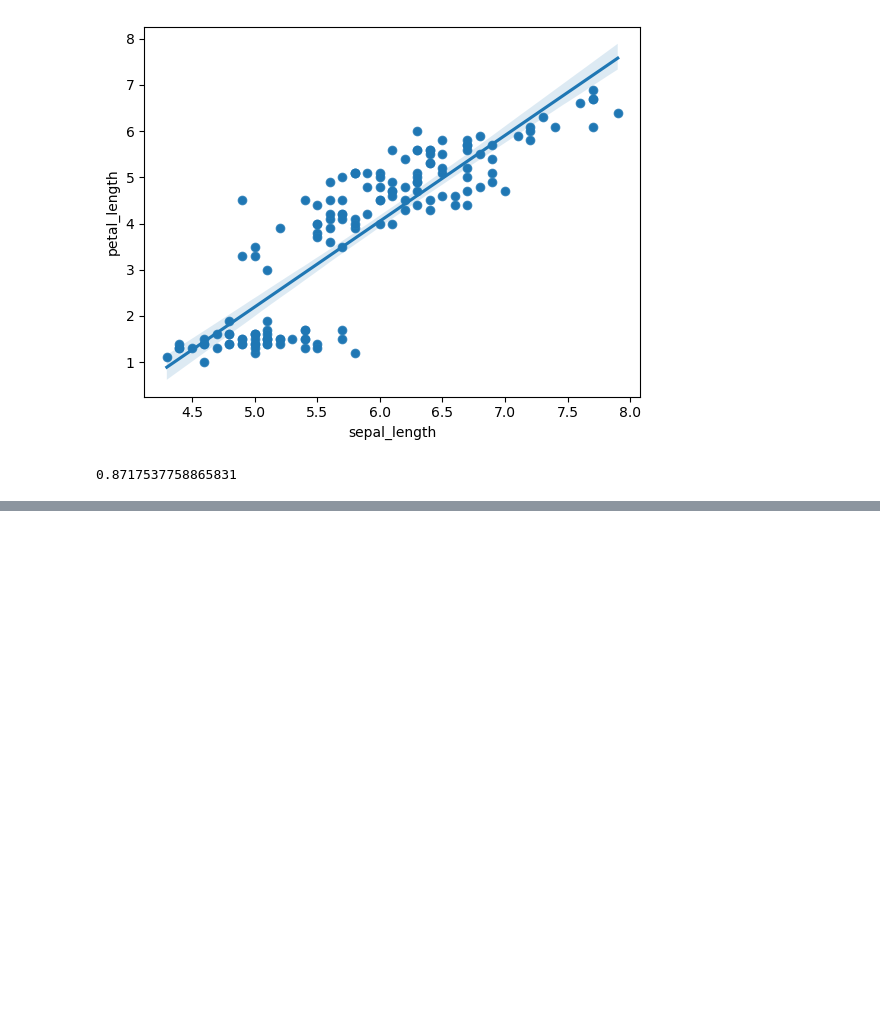
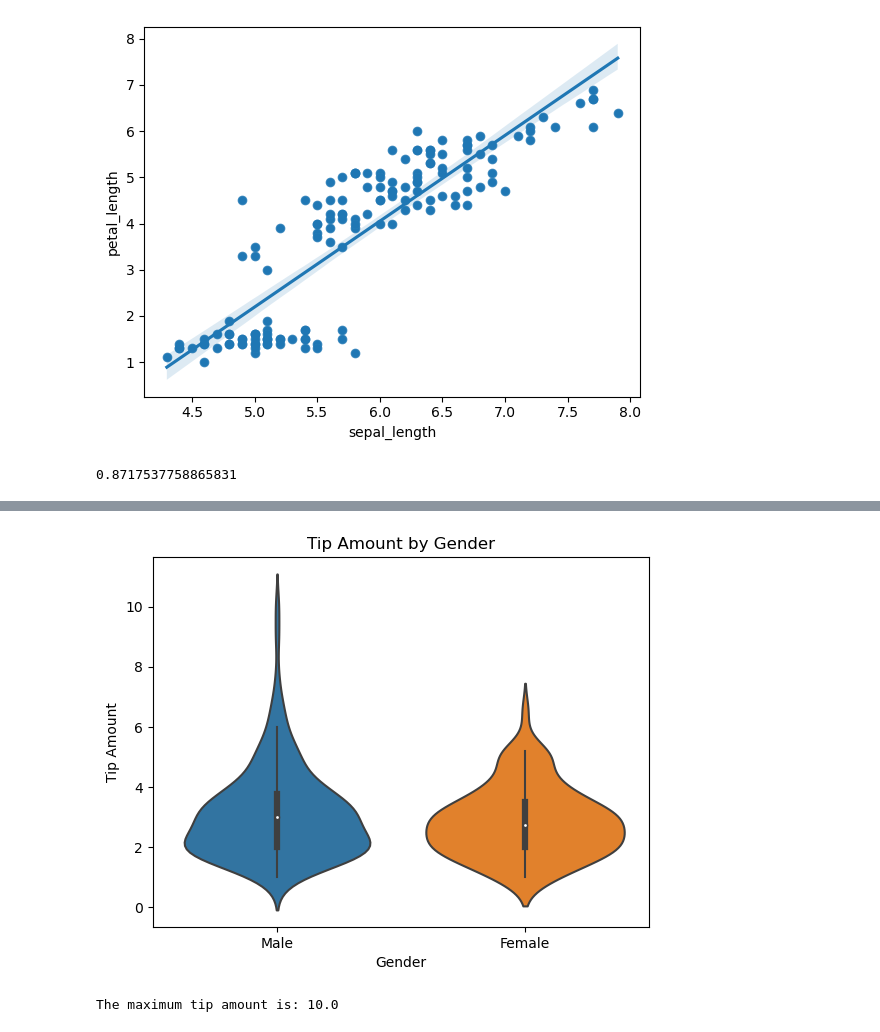
Before and after one commit to prime-infinity/futheringStats, a Jupyter notebook: RegressionLine.ipynb, the cells around one changed output, grey strips where cells are left out. Drawn from its saved outputs; the diff is of its cells as text; code cells hidden in the pictures; blank space fills up the shorter version.

```diff
--- a/RegressionLine.ipynb
+++ b/RegressionLine.ipynb
@@ -72,0 +101,18 @@ pearson_r
+# %%
+# Create violin plot
+sns.violinplot(x="sex", y="tip", data=tips)
+
+# Add labels and title
+plt.xlabel("Gender")
+plt.ylabel("Tip Amount")
+plt.title("Tip Amount by Gender")
+
+# Show plot
+plt.show()
+# %% [output]
+[figure, added]
+# %%
+max_tip = tips["tip"].max()
+print("The maximum tip amount is:", max_tip)
+# %% [output]
+The maximum tip amount is: 10.0
```
Also changed, not shown: parts of 3 cells of this notebook.
